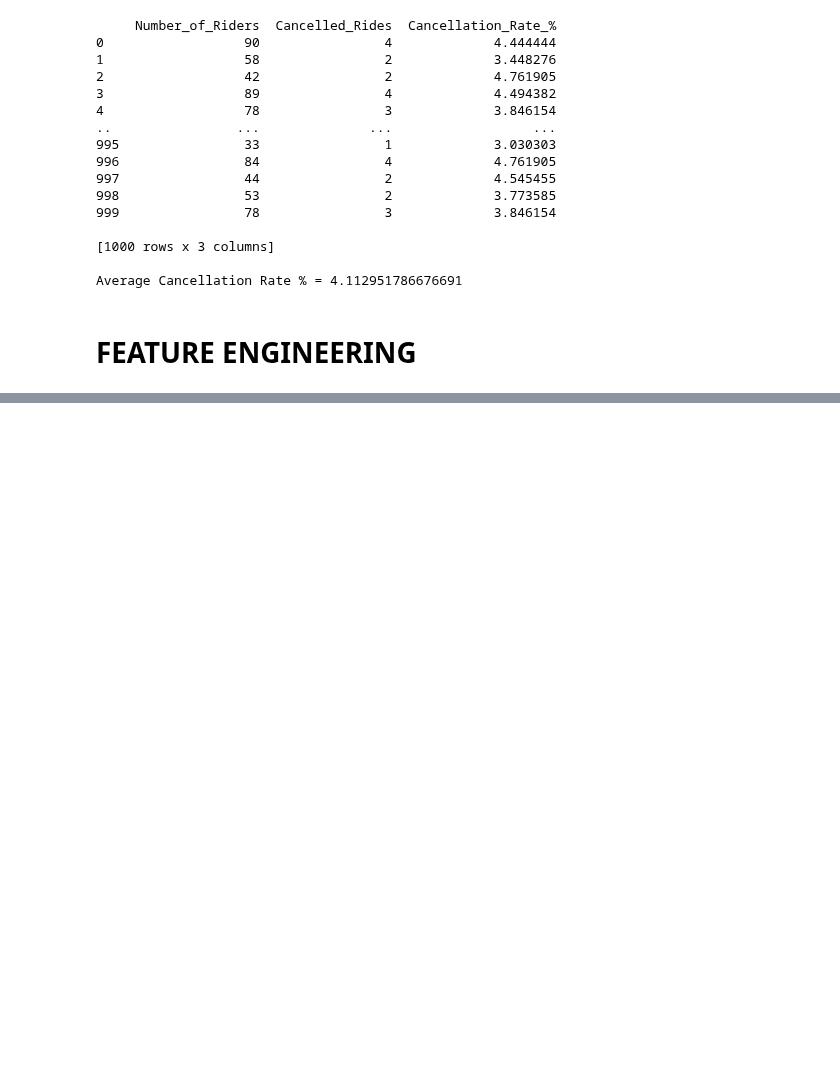
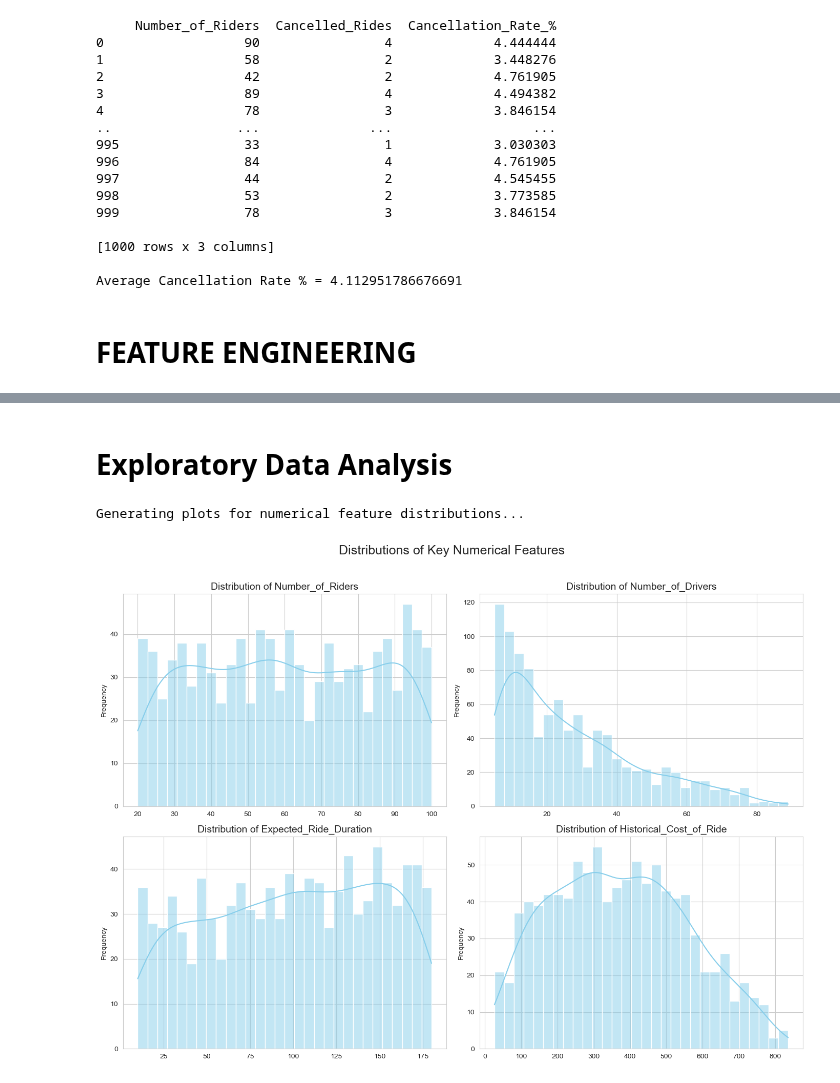
Before and after one commit to ajith-kumar99/price-optima, a Jupyter notebook: Price_Optima.ipynb, the cells around one changed output, grey strips where cells are left out. Cells and saved outputs as stored; diff of their text form; code cells hidden in the pictures; blank space fills up the shorter version.

Commit message:
Feature Engineering Completed

```diff
--- a/Price_Optima.ipynb
+++ b/Price_Optima.ipynb
@@ -357,0 +452,50 @@ Average Cancellation Rate % = 4.112951786676691
+# %% [markdown]
+# Exploratory Data Analysis
+# %%
+import pandas as pd
+import numpy as np
+import matplotlib.pyplot as plt
+import seaborn as sns
+
+# Data Preparation
+sns.set_style("whitegrid")
+plt.rcParams['figure.figsize'] = (16, 10)
+
+# Perform the same robust feature engineering from our previous steps
+df['Rider_Driver_Ratio'] = df['Number_of_Riders'] / (df['Number_of_Drivers'] + 1e-6)
+df['Cost_per_Min'] = df['Historical_Cost_of_Ride'] / (df['Expected_Ride_Duration'] + 1e-6)
+peak_hours_map = {'Evening': 1, 'Night': 1, 'Morning': 0, 'Afternoon': 0}
+df['Peak'] = df['Time_of_Booking'].map(peak_hours_map).fillna(0).astype(int)
+
+#1.Numerical Distributions
+
+print("Generating plots for numerical feature distributions...")
+
+# Define the numerical columns you want to inspect
+numeric_features = [
+    'Number_of_Riders',
+    'Number_of_Drivers',
+    'Expected_Ride_Duration',
+    'Historical_Cost_of_Ride'
+]
+
+# Create a figure to hold all the subplots
+plt.figure(figsize=(14, 10))
+
+# Loop through each feature and create a histogram with a density plot
+for i, col in enumerate(numeric_features, 1):
+    plt.subplot(2, 2, i) # Create a 2x2 grid of plots
+    sns.histplot(df[col], kde=True, bins=30, color='skyblue')
+    plt.title(f'Distribution of {col}', fontsize=14)
+    plt.xlabel('') # Hide x-axis label for cleaner look
+    plt.ylabel('Frequency')
+
+# Add a main title and adjust layout
+plt.suptitle('Distributions of Key Numerical Features', fontsize=18, y=1.02)
+plt.tight_layout()
+
+# Display the plots
+plt.show()
+# %% [output]
+Generating plots for numerical feature distributions...
+[figure, added]
```
Also changed, not shown: parts of 9 cells of this notebook.
